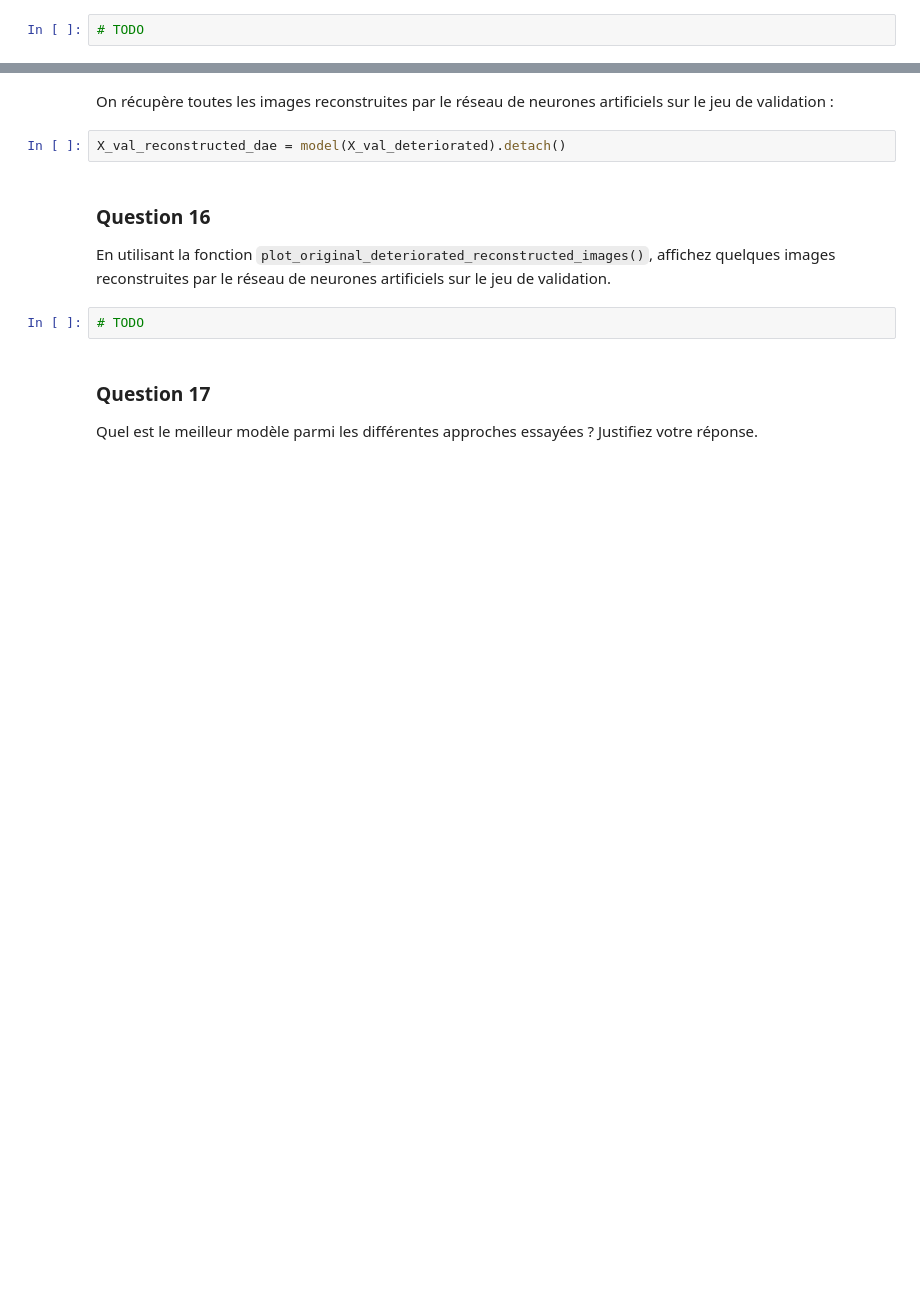
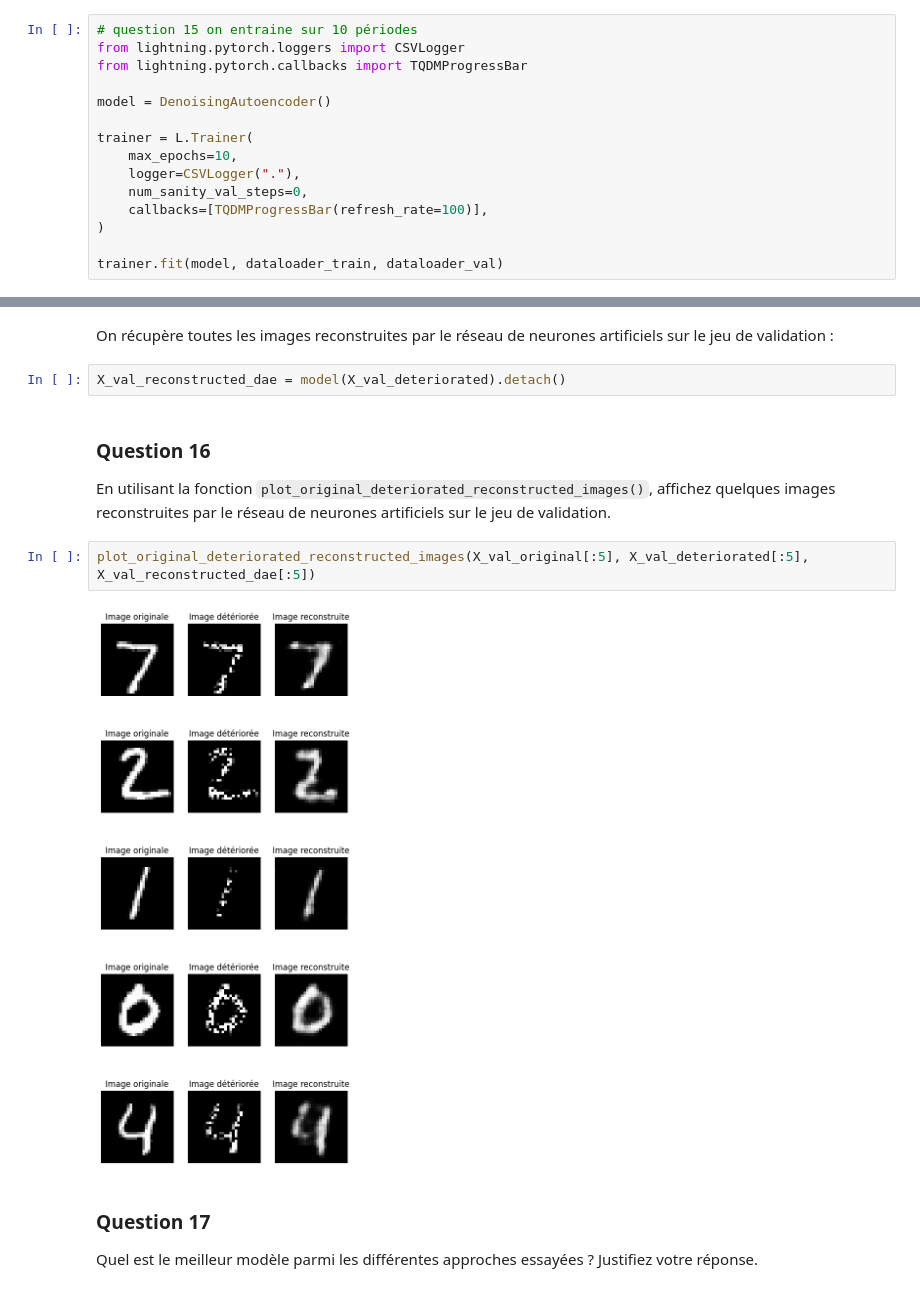
Before and after one commit to id2848/ENSAI-2A-complement-info-TP, a Jupyter notebook: notebooks/TP_4_1_énoncé.ipynb, the cells around one changed output, grey strips where cells are left out. Cells and saved outputs as stored; diff of their text form; blank space fills up the shorter version.

```diff
--- a/notebooks/TP_4_1_énoncé.ipynb
+++ b/notebooks/TP_4_1_énoncé.ipynb
@@ -812,4 +812,17 @@ Estimated Total Size (MB): 14.99
 
 Entraînez votre modèle pendant $10$ époques.
 # %%
-# TODO
+# question 15 on entraine sur 10 périodes
+from lightning.pytorch.loggers import CSVLogger
+from lightning.pytorch.callbacks import TQDMProgressBar
+
+model = DenoisingAutoencoder()
+
+trainer = L.Trainer(
+    max_epochs=10,
+    logger=CSVLogger("."),
+    num_sanity_val_steps=0,
+    callbacks=[TQDMProgressBar(refresh_rate=100)],
+)
+
+trainer.fit(model, dataloader_train, dataloader_val)
@@ -822,7 +922,9 @@ X_val_reconstructed_dae = model(X_val_deteriorated).detach()
 
 En utilisant la fonction `plot_original_deteriorated_reconstructed_images()`, affichez quelques images reconstruites par le réseau de neurones artificiels sur le jeu de validation.
 # %%
-# TODO
+plot_original_deteriorated_reconstructed_images(X_val_original[:5], X_val_deteriorated[:5], X_val_reconstructed_dae[:5])
+# %% [output]
+[figure, added]
 # %% [markdown]
 ### Question 17
 
```
Also changed, not shown: parts of 4 cells of this notebook.
